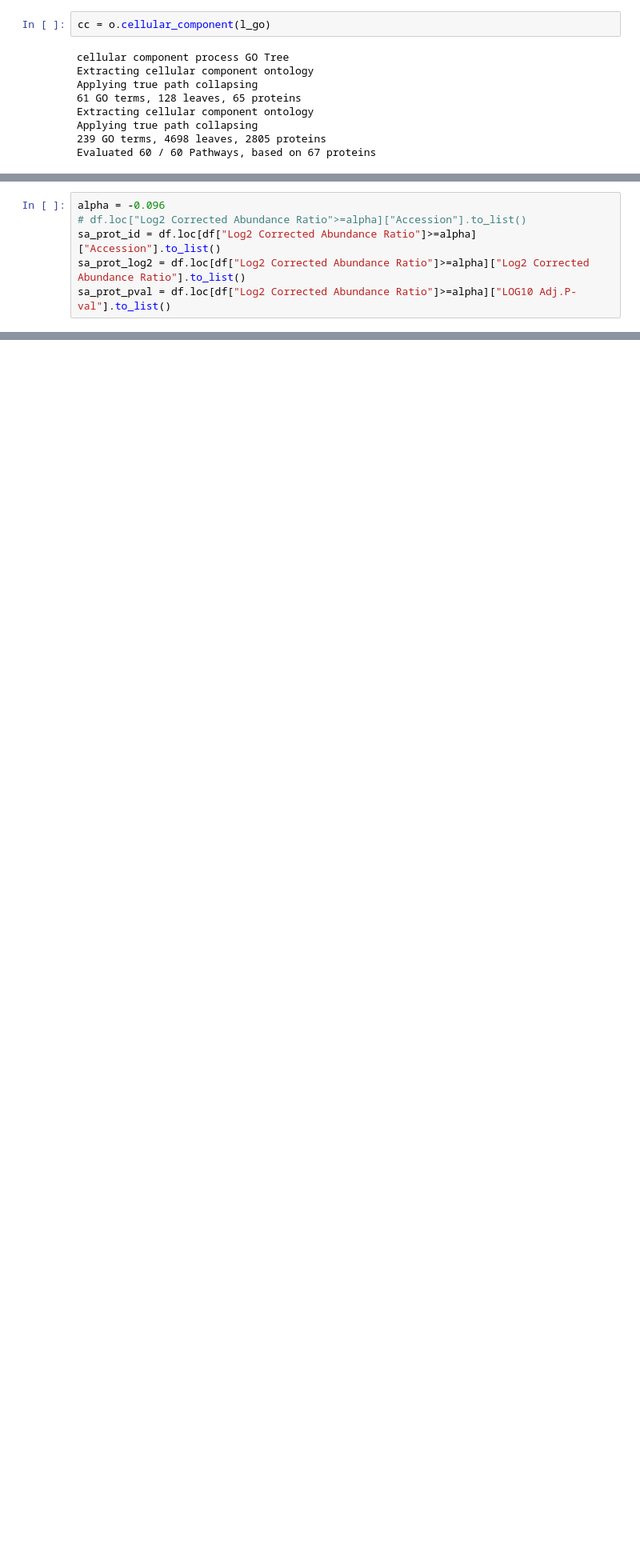
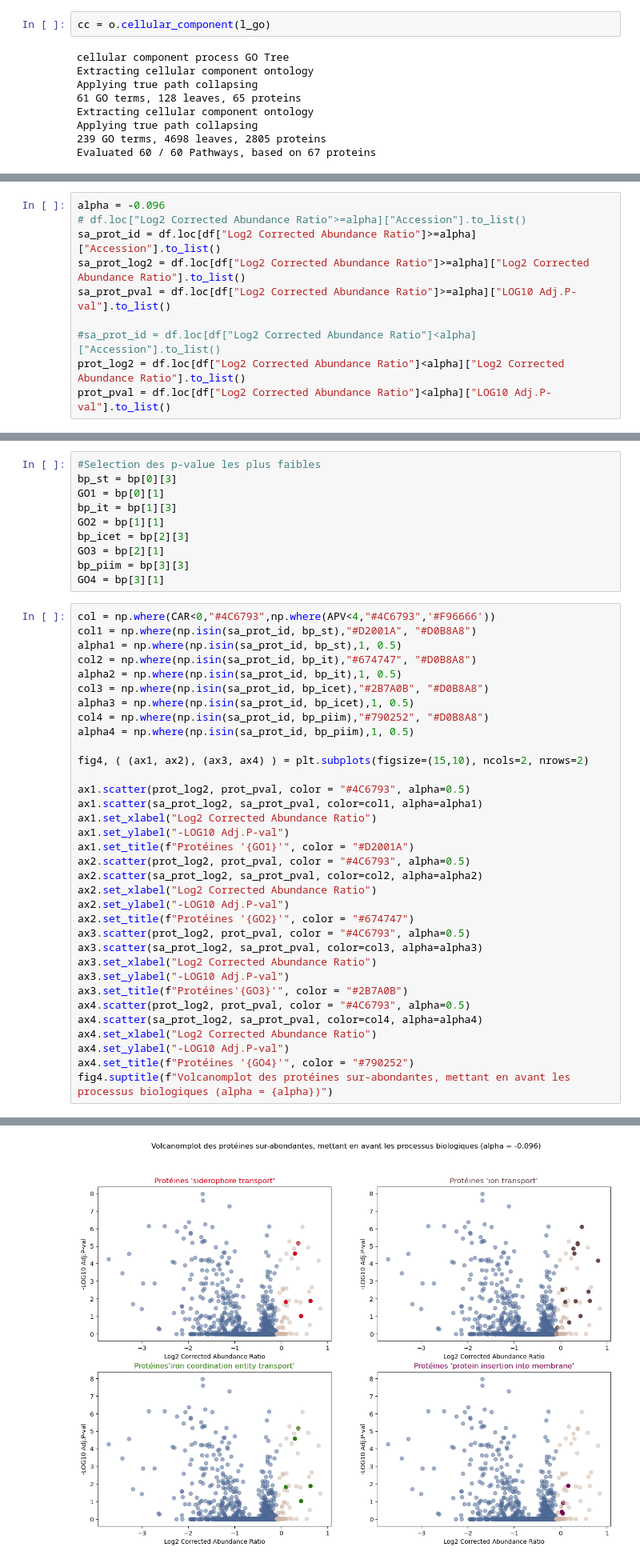
Before and after one commit to csiharath/VDB_jupyter, a Jupyter notebook: exercices/TP2.ipynb, the cells around one changed output, grey strips where cells are left out. Shown: that part at 80% size. Cells and saved outputs as stored; diff of their text form; blank space fills up the shorter version.

```diff
--- a/exercices/TP2.ipynb
+++ b/exercices/TP2.ipynb
@@ -376,3 +398,7 @@ alpha = -0.096
 sa_prot_id = df.loc[df["Log2 Corrected Abundance Ratio"]>=alpha]["Accession"].to_list()
 sa_prot_log2 = df.loc[df["Log2 Corrected Abundance Ratio"]>=alpha]["Log2 Corrected Abundance Ratio"].to_list()
 sa_prot_pval = df.loc[df["Log2 Corrected Abundance Ratio"]>=alpha]["LOG10 Adj.P-val"].to_list()
+
+#sa_prot_id = df.loc[df["Log2 Corrected Abundance Ratio"]<alpha]["Accession"].to_list()
+prot_log2 = df.loc[df["Log2 Corrected Abundance Ratio"]<alpha]["Log2 Corrected Abundance Ratio"].to_list()
+prot_pval = df.loc[df["Log2 Corrected Abundance Ratio"]<alpha]["LOG10 Adj.P-val"].to_list()
@@ -382,0 +405,45 @@ fig4, ( (ax1, ax2), (ax3, ax4) ) = plt.subplots(figsize=(10,6), ncols=2, nrows=2
+# %%
+#Selection des p-value les plus faibles
+bp_st = bp[0][3]
+GO1 = bp[0][1]
+bp_it = bp[1][3]
+GO2 = bp[1][1]
+bp_icet = bp[2][3]
+GO3 = bp[2][1]
+bp_piim = bp[3][3]
+GO4 = bp[3][1]
+# %%
+col = np.where(CAR<0,"#4C6793",np.where(APV<4,"#4C6793",'#F96666'))
+col1 = np.where(np.isin(sa_prot_id, bp_st),"#D2001A", "#D0B8A8")
+alpha1 = np.where(np.isin(sa_prot_id, bp_st),1, 0.5)
+col2 = np.where(np.isin(sa_prot_id, bp_it),"#674747", "#D0B8A8")
+alpha2 = np.where(np.isin(sa_prot_id, bp_it),1, 0.5)
+col3 = np.where(np.isin(sa_prot_id, bp_icet),"#2B7A0B", "#D0B8A8")
+alpha3 = np.where(np.isin(sa_prot_id, bp_icet),1, 0.5)
+col4 = np.where(np.isin(sa_prot_id, bp_piim),"#790252", "#D0B8A8")
+alpha4 = np.where(np.isin(sa_prot_id, bp_piim),1, 0.5)
+
+fig4, ( (ax1, ax2), (ax3, ax4) ) = plt.subplots(figsize=(15,10), ncols=2, nrows=2)
+
+ax1.scatter(prot_log2, prot_pval, color = "#4C6793", alpha=0.5)
+ax1.scatter(sa_prot_log2, sa_prot_pval, color=col1, alpha=alpha1)
+ax1.set_xlabel("Log2 Corrected Abundance Ratio")
+ax1.set_ylabel("-LOG10 Adj.P-val")
+ax1.set_title(f"Protéines '{GO1}'", color = "#D2001A")
+ax2.scatter(prot_log2, prot_pval, color = "#4C6793", alpha=0.5)
+ax2.scatter(sa_prot_log2, sa_prot_pval, color=col2, alpha=alpha2)
+ax2.set_xlabel("Log2 Corrected Abundance Ratio")
+ax2.set_ylabel("-LOG10 Adj.P-val")
+ax2.set_title(f"Protéines '{GO2}'", color = "#674747")
+ax3.scatter(prot_log2, prot_pval, color = "#4C6793", alpha=0.5)
+ax3.scatter(sa_prot_log2, sa_prot_pval, color=col3, alpha=alpha3)
+ax3.set_xlabel("Log2 Corrected Abundance Ratio")
+ax3.set_ylabel("-LOG10 Adj.P-val")
+ax3.set_title(f"Protéines'{GO3}'", color = "#2B7A0B")
+ax4.scatter(prot_log2, prot_pval, color = "#4C6793", alpha=0.5)
+ax4.scatter(sa_prot_log2, sa_prot_pval, color=col4, alpha=alpha4)
+ax4.set_xlabel("Log2 Corrected Abundance Ratio")
+ax4.set_ylabel("-LOG10 Adj.P-val")
+ax4.set_title(f"Protéines '{GO4}'", color = "#790252")
+fig4.suptitle(f"Volcanomplot des protéines sur-abondantes, mettant en avant les processus biologiques (alpha = {alpha})")
+# %% [output]
@@ -382,0 +451 @@ fig4, ( (ax1, ax2), (ax3, ax4) ) = plt.subplots(figsize=(10,6), ncols=2, nrows=2
+[figure, added]
```
Also changed, not shown: parts of 10 cells of this notebook.
